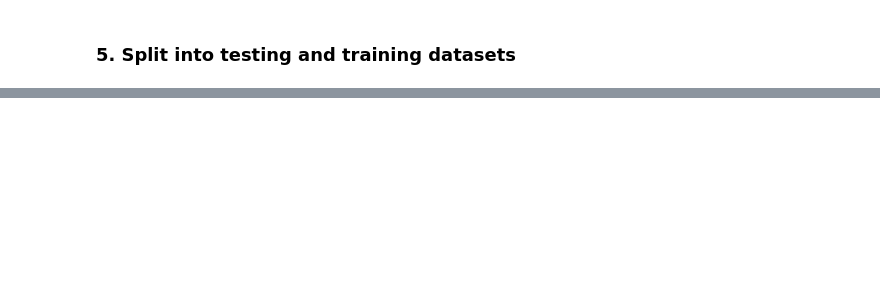
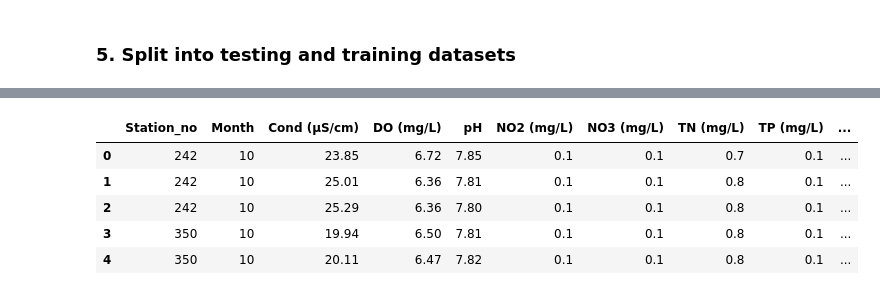
Before and after one commit to aysebsengul/Capstone_2_Water-Quality-Index, a Jupyter notebook: 4_Preprocessing and Training Data Development.ipynb, the cells around one changed output, grey strips where cells are left out. Drawn from its saved outputs; the diff is of its cells as text; code cells hidden in the pictures; blank space fills up the shorter version.

```diff
--- a/4_Preprocessing and Training Data Development.ipynb
+++ b/4_Preprocessing and Training Data Development.ipynb
@@ -172,0 +140,6 @@ Testing set shape: (205, 11) (205,)
+# %%
+# Extracting the month from the 'Date' column
+wqi['Month'] = wqi['Date'].dt.month
+
+# Displaying the updated DataFrame
+wqi.head()
@@ -172,0 +153,18 @@ Testing set shape: (205, 11) (205,)
+# %%
+# Define features
+X = wqi[['Station_no', 'Month', 'Cond (μS/cm)', 'DO (mg/L)', 'pH', 'NO2 (mg/L)',
+         'NO3 (mg/L)', 'TN (mg/L)', 'TP (mg/L)', 'TSS (mg/L)', 'BOD (mg/L)', 'Turbidity (NTU)',
+         'WQC_Excellent (4)', 'WQC_Good (3)', 'WQC_Poor (2)', 'WQC_Unfit for consumption (0)',
+         'WQC_Very Poor (1)']]
+
+# Target variable
+y = wqi['WQI']
+
+# Split the data into training and testing sets
+X_train, X_test, y_train, y_test = train_test_split(X, y, test_size=0.2, shuffle=False)
+
+# Display the shapes of the resulting datasets
+print(X_train.shape)
+print(X_test.shape)
+print(y_train.shape)
+print(y_test.shape)
@@ -172,0 +196,14 @@ Testing set shape: (205, 11) (205,)
+# %%
+# Create DataFrame representations of X_train and X_test with column names from X_df
+X_train_df = pd.DataFrame(X_train, columns=X.columns)
+X_test_df = pd.DataFrame(X_test, columns=X.columns)
+
+# Display the first few rows of X_train_df
+X_train_df.head()
+# %% [output]
+|  | Station_no | Month | Cond (μS/cm) | DO (mg/L) | pH | NO2 (mg/L) | NO3 (mg/L) | TN (mg/L) | TP (mg/L) | ... |
+| 0 | 242 | 10 | 23.85 | 6.72 | 7.85 | 0.1 | 0.1 | 0.7 | 0.1 | ... |
+| 1 | 242 | 10 | 25.01 | 6.36 | 7.81 | 0.1 | 0.1 | 0.8 | 0.1 | ... |
+| 2 | 242 | 10 | 25.29 | 6.36 | 7.80 | 0.1 | 0.1 | 0.8 | 0.1 | ... |
+| 3 | 350 | 10 | 19.94 | 6.50 | 7.81 | 0.1 | 0.1 | 0.8 | 0.1 | ... |
+| 4 | 350 | 10 | 20.11 | 6.47 | 7.82 | 0.1 | 0.1 | 0.8 | 0.1 | ... |
```
Also changed, not shown: parts of 21 cells of this notebook.
